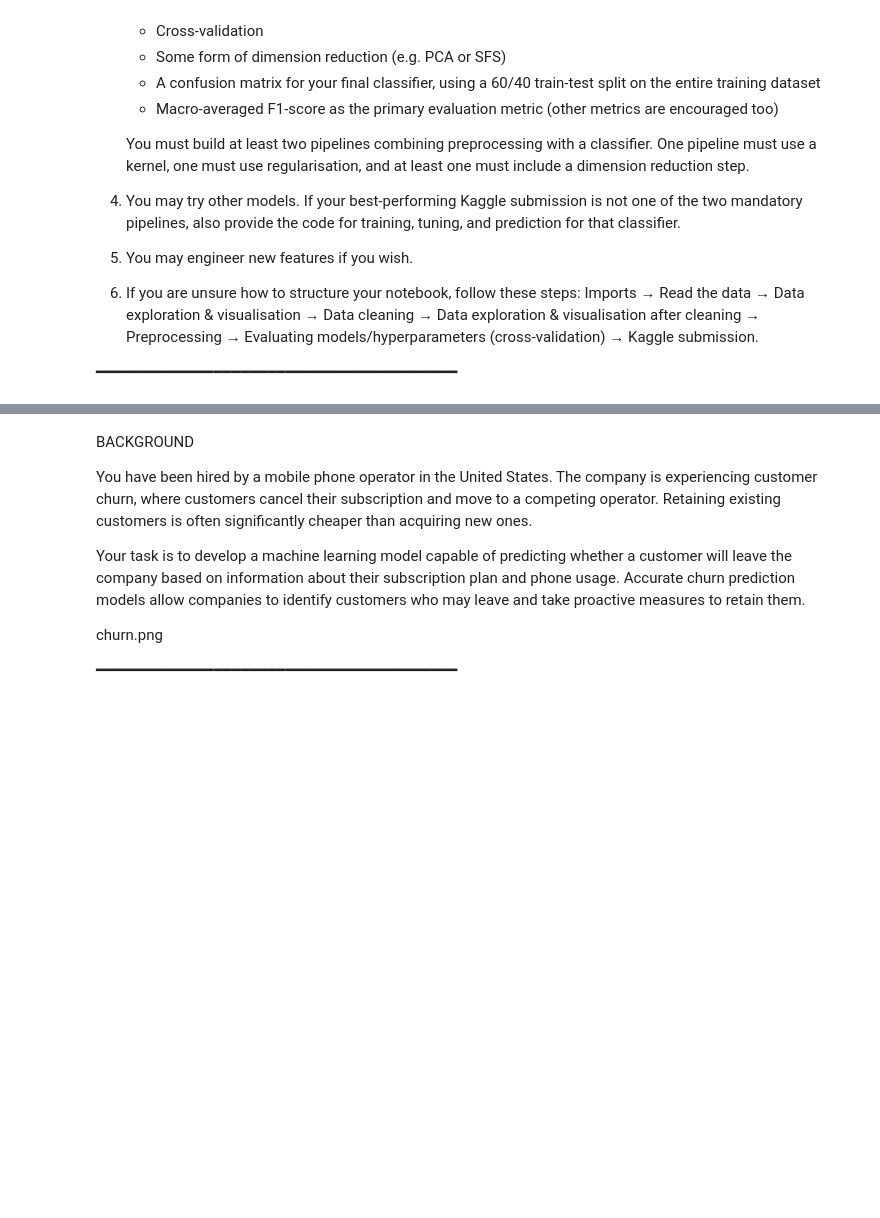
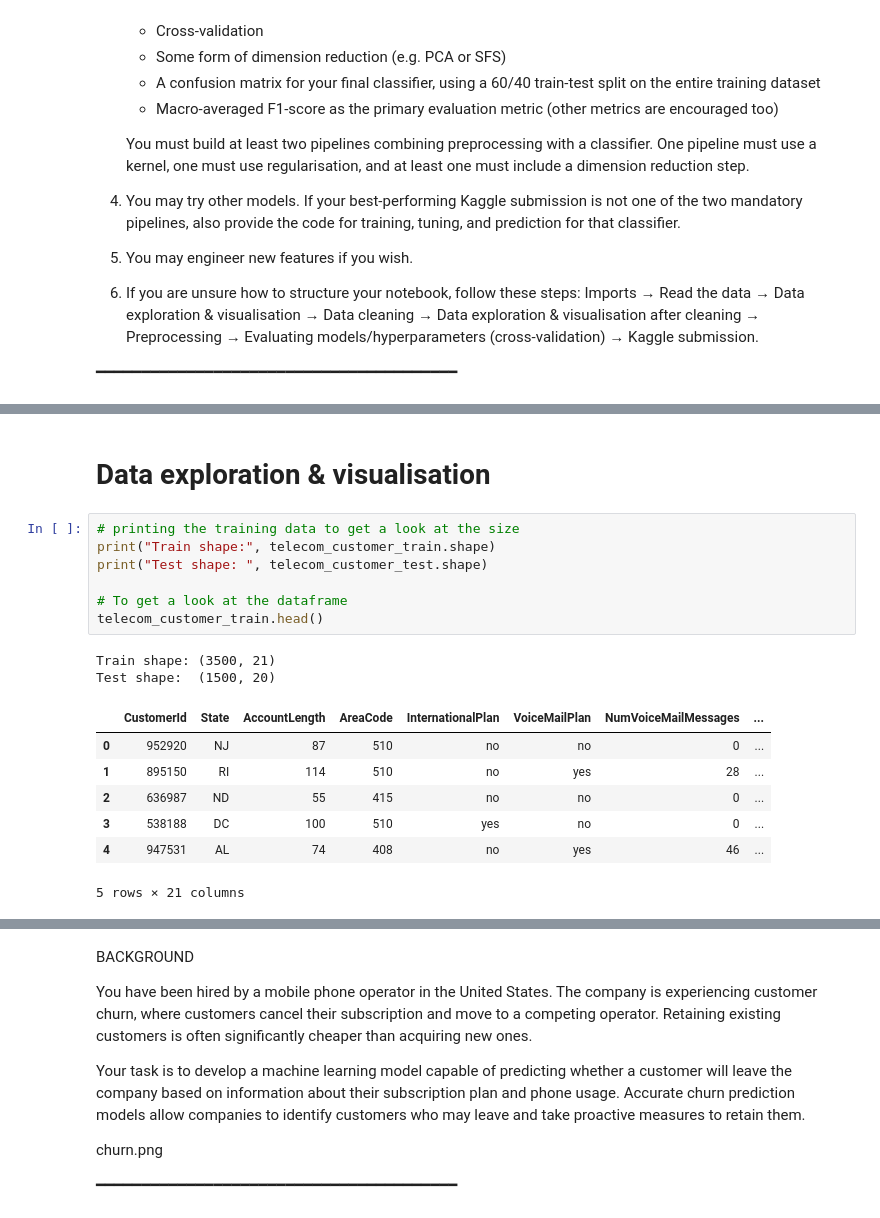
Before and after one commit to sondre04aasheim-spec/Deliverable_4_DAT200, a Jupyter notebook: CA4_template_group_30.ipynb, the cells around one changed output, grey strips where cells are left out. Saved outputs shown, nothing was run; the diff lists cells and outputs as text; blank space fills up the shorter version.

```diff
--- a/CA4_template_group_30.ipynb
+++ b/CA4_template_group_30.ipynb
@@ -36,2 +75,21 @@ IMPORTANT NOTES
 
 ━━━━━━━━━━━━━━━━━━━━━━━━━━━━━━━━━━━━━━━━
+# %% [markdown]
+# Data exploration & visualisation
+# %%
+# printing the training data to get a look at the size
+print("Train shape:", telecom_customer_train.shape)
+print("Test shape: ", telecom_customer_test.shape)
+
+# To get a look at the dataframe
+telecom_customer_train.head()
+# %% [output]
+Train shape: (3500, 21)
+Test shape:  (1500, 20)
+|  | CustomerId | State | AccountLength | AreaCode | InternationalPlan | VoiceMailPlan | NumVoiceMailMessages | ... |
+| 0 | 952920 | NJ | 87 | 510 | no | no | 0 | ... |
+| 1 | 895150 | RI | 114 | 510 | no | yes | 28 | ... |
+| 2 | 636987 | ND | 55 | 415 | no | no | 0 | ... |
+| 3 | 538188 | DC | 100 | 510 | yes | no | 0 | ... |
+| 4 | 947531 | AL | 74 | 408 | no | yes | 46 | ... |
+5 rows × 21 columns
```
Also changed, not shown: parts of 16 cells of this notebook, 3 other files.
